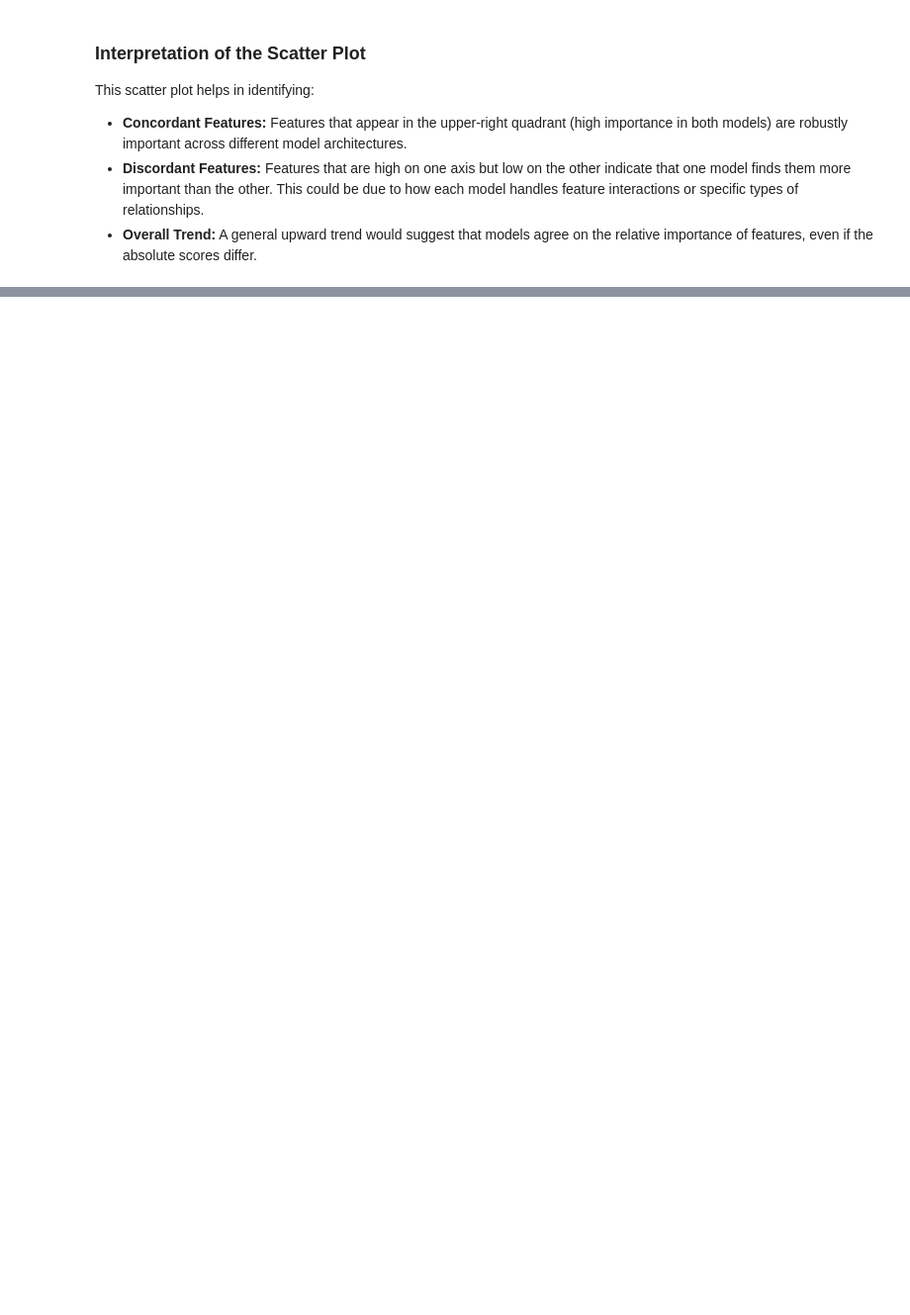
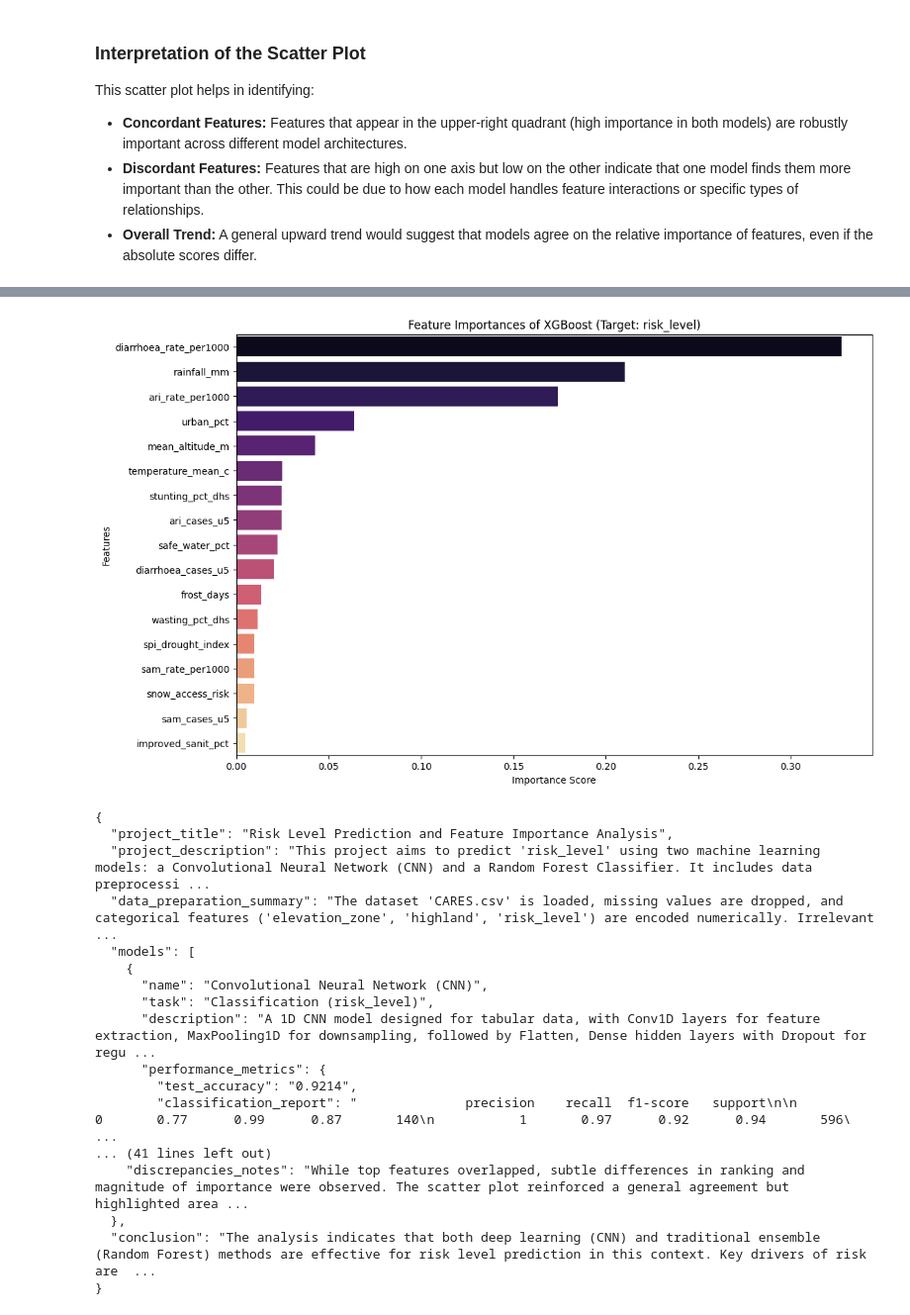
Before and after one commit to davidmothae3/caresai-test, a Jupyter notebook: Climate_Health_Risk_Kids_Under_5.ipynb, the cells around one changed output, grey strips where cells are left out. Shown at 99% size. Saved outputs shown, nothing was run; the diff lists cells and outputs as text; code cells hidden in the pictures; blank space fills up the shorter version.

```diff
--- a/Climate_Health_Risk_Kids_Under_5.ipynb
+++ b/Climate_Health_Risk_Kids_Under_5.ipynb
@@ -806,0 +1431,46 @@ This scatter plot helps in identifying:
+# %%
+# Get feature importances from the trained XGBoost Classifier
+xgb_feature_importances = pd.Series(xgb_classifier.feature_importances_, index=X_train_sm.columns)
+sorted_xgb_feature_importances = xgb_feature_importances.sort_values(ascending=False)
+
+# Visualize XGBoost feature importances
+plt.figure(figsize=(12, 8))
+sns.barplot(x=sorted_xgb_feature_importances.values, y=sorted_xgb_feature_importances.index, palette='magma')
+plt.title('Feature Importances of XGBoost (Target: risk_level)')
+plt.xlabel('Importance Score')
+plt.ylabel('Features')
+plt.show()
+
+# Update project_summary with XGBoost intrinsic feature importance summary
+# Find the index of the XGBoost model in project_summary['models']
+xgb_model_index = -1
+for i, model_entry in enumerate(project_summary['models']):
+    if model_entry['name'] == 'XGBoost Classifier':
+        xgb_model_index = i
+        break
+
+if xgb_model_index != -1:
+    top_features_xgb = sorted_xgb_feature_importances.head(5).index.tolist()
+    project_summary['models'][xgb_model_index]['feature_importance_analysis']['intrinsic_importance_summary'] = \
+        f"Top 5 features: {', '.join(top_features_xgb)}. In general, features related to public health indicators (diarrhoea, ARI, SAM rates) and environmental factors (rainfall, temperature) were most important."
+
+print(json.dumps(project_summary, indent=2))
+# %% [output]
+[figure, added]
+{
+  "project_title": "Risk Level Prediction and Feature Importance Analysis",
+  "project_description": "This project aims to predict 'risk_level' using two machine learning models: a Convolutional Neural Network (CNN) and a Random Forest Classifier. It includes data preprocessi ...
+  "data_preparation_summary": "The dataset 'CARES.csv' is loaded, missing values are dropped, and categorical features ('elevation_zone', 'highland', 'risk_level') are encoded numerically. Irrelevant  ...
+  "models": [
+    {
+      "name": "Convolutional Neural Network (CNN)",
+      "task": "Classification (risk_level)",
+      "description": "A 1D CNN model designed for tabular data, with Conv1D layers for feature extraction, MaxPooling1D for downsampling, followed by Flatten, Dense hidden layers with Dropout for regu ...
+      "performance_metrics": {
+        "test_accuracy": "0.9214",
+        "classification_report": "              precision    recall  f1-score   support\n\n           0       0.77      0.99      0.87       140\n           1       0.97      0.92      0.94       596\ ...
+... (41 lines left out)
+    "discrepancies_notes": "While top features overlapped, subtle differences in ranking and magnitude of importance were observed. The scatter plot reinforced a general agreement but highlighted area ...
+  },
+  "conclusion": "The analysis indicates that both deep learning (CNN) and traditional ensemble (Random Forest) methods are effective for risk level prediction in this context. Key drivers of risk are  ...
+}
```
Also changed, not shown: parts of 32 cells of this notebook, 5 other files.
